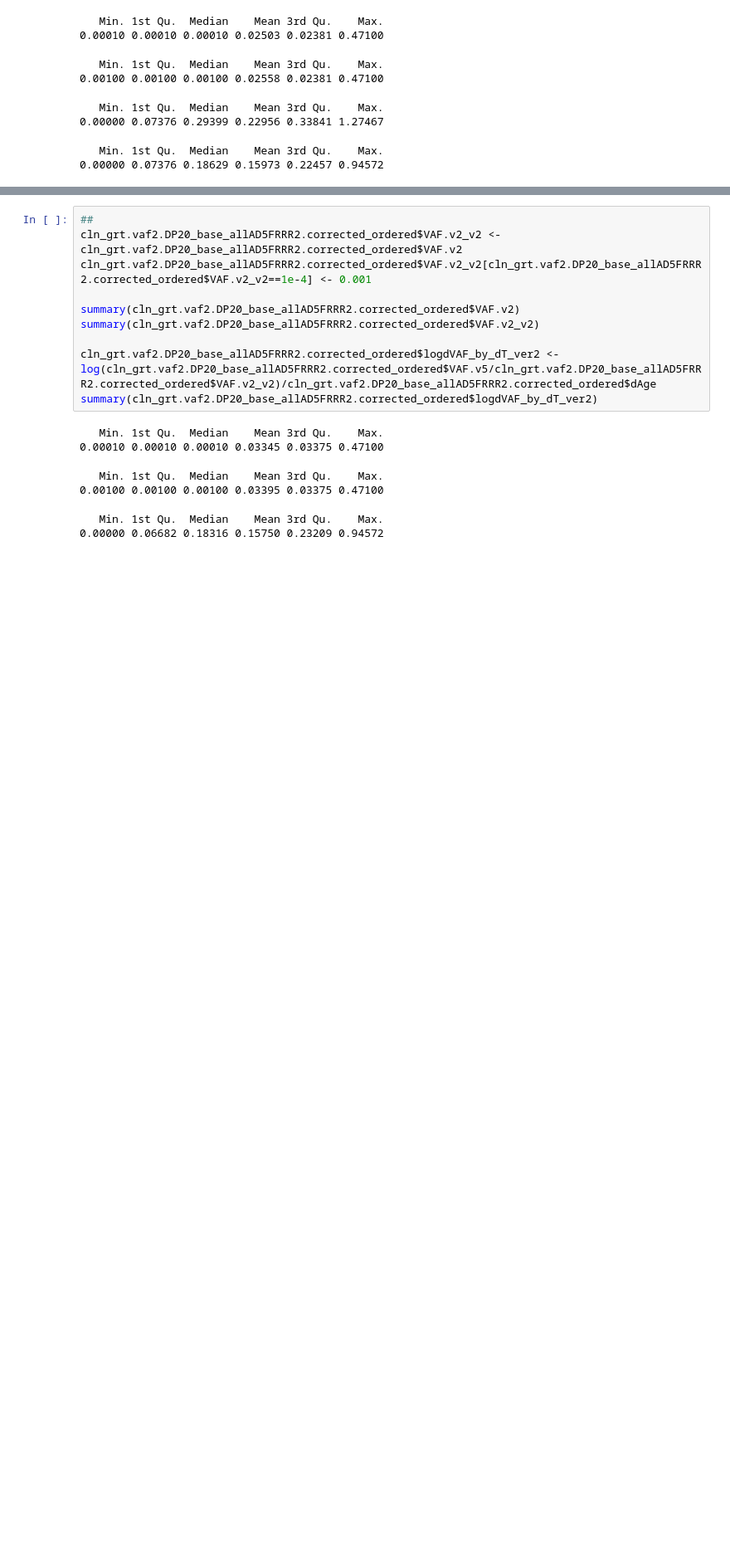
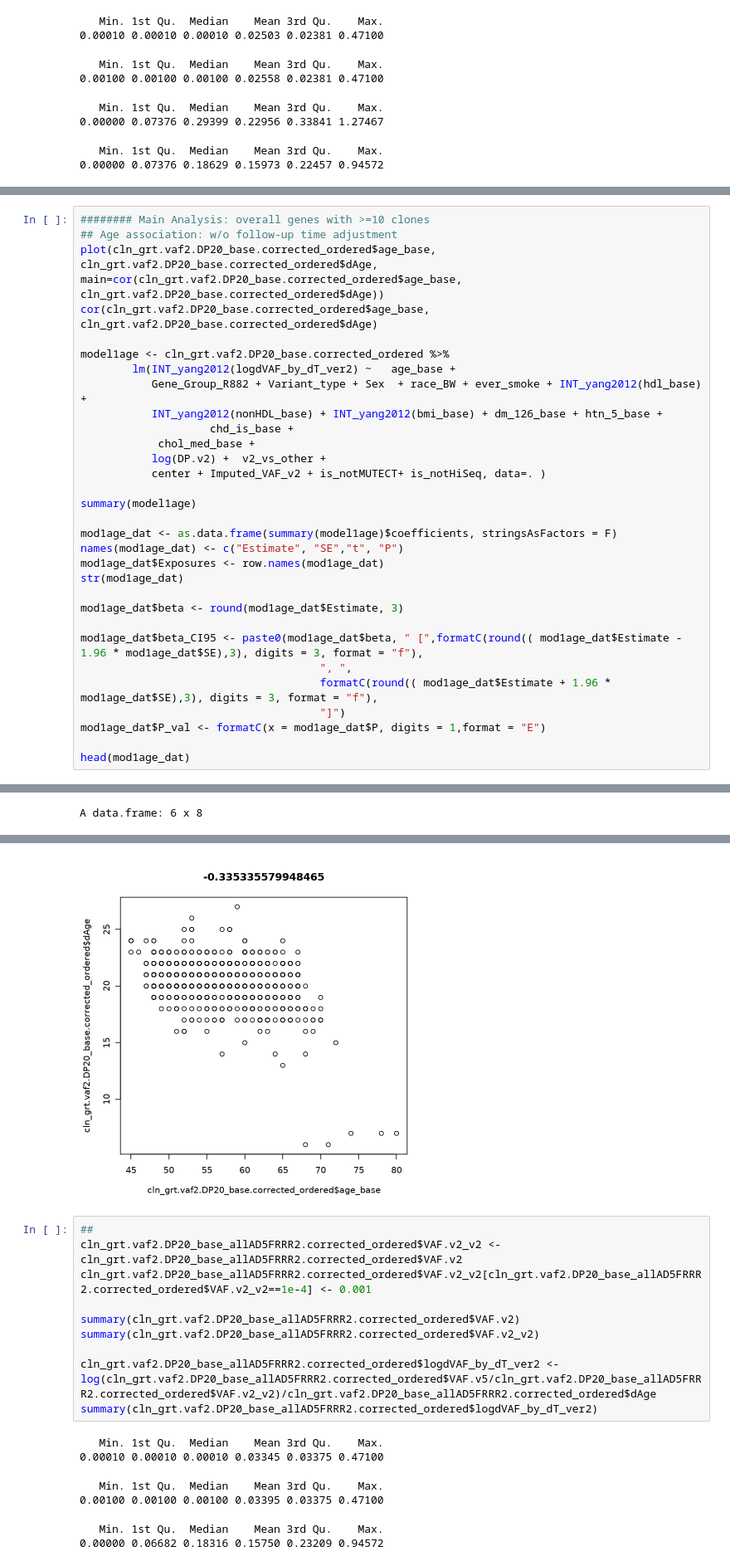
Before and after one commit to MMesbahU/longitudinal-profiling-of-clonal-hematopoiesis, a Jupyter notebook: determinants_of_CH/environmental/2.1.3.Expansion_Rate.ipynb, the cells around one changed output, grey strips where cells are left out. Shown at 83% size. Cells and saved outputs as stored; diff of their text form; blank space fills up the shorter version.

```diff
--- a/determinants_of_CH/environmental/2.1.3.Expansion_Rate.ipynb
+++ b/determinants_of_CH/environmental/2.1.3.Expansion_Rate.ipynb
@@ -661,0 +673,32 @@ A data.frame: 6 x 8
+# %%
+######## Main Analysis: overall genes with >=10 clones
+## Age association: w/o follow-up time adjustment
+plot(cln_grt.vaf2.DP20_base.corrected_ordered$age_base, cln_grt.vaf2.DP20_base.corrected_ordered$dAge, main=cor(cln_grt.vaf2.DP20_base.corrected_ordered$age_base, cln_grt.vaf2.DP20_base.corrected_ordered$dAge))
+cor(cln_grt.vaf2.DP20_base.corrected_ordered$age_base, cln_grt.vaf2.DP20_base.corrected_ordered$dAge)
+
+model1age <- cln_grt.vaf2.DP20_base.corrected_ordered %>%
+        lm(INT_yang2012(logdVAF_by_dT_ver2) ~   age_base +
+           Gene_Group_R882 + Variant_type + Sex  + race_BW + ever_smoke + INT_yang2012(hdl_base)  +
+           INT_yang2012(nonHDL_base) + INT_yang2012(bmi_base) + dm_126_base + htn_5_base +
+                    chd_is_base +
+            chol_med_base +
+           log(DP.v2) +  v2_vs_other +
+           center + Imputed_VAF_v2 + is_notMUTECT+ is_notHiSeq, data=. )
+
+summary(model1age)
+
+mod1age_dat <- as.data.frame(summary(model1age)$coefficients, stringsAsFactors = F)
+names(mod1age_dat) <- c("Estimate", "SE","t", "P")
+mod1age_dat$Exposures <- row.names(mod1age_dat)
+str(mod1age_dat)
+
+mod1age_dat$beta <- round(mod1age_dat$Estimate, 3)
+
+mod1age_dat$beta_CI95 <- paste0(mod1age_dat$beta, " [",formatC(round(( mod1age_dat$Estimate - 1.96 * mod1age_dat$SE),3), digits = 3, format = "f"),
+                                     ", ",
+                                     formatC(round(( mod1age_dat$Estimate + 1.96 * mod1age_dat$SE),3), digits = 3, format = "f"),
+                                     "]")
+mod1age_dat$P_val <- formatC(x = mod1age_dat$P, digits = 1,format = "E")
+
+head(mod1age_dat)
+# %% [output]
@@ -661,0 +729 @@ A data.frame: 6 x 8
+A data.frame: 6 x 8
@@ -662,3 +738,4 @@ A data.frame: 6 x 8
+[figure, added]
 # %%
 ##
 cln_grt.vaf2.DP20_base_allAD5FRRR2.corrected_ordered$VAF.v2_v2 <- cln_grt.vaf2.DP20_base_allAD5FRRR2.corrected_ordered$VAF.v2
```
Also changed, not shown: parts of 6 cells of this notebook, 5 other files.
